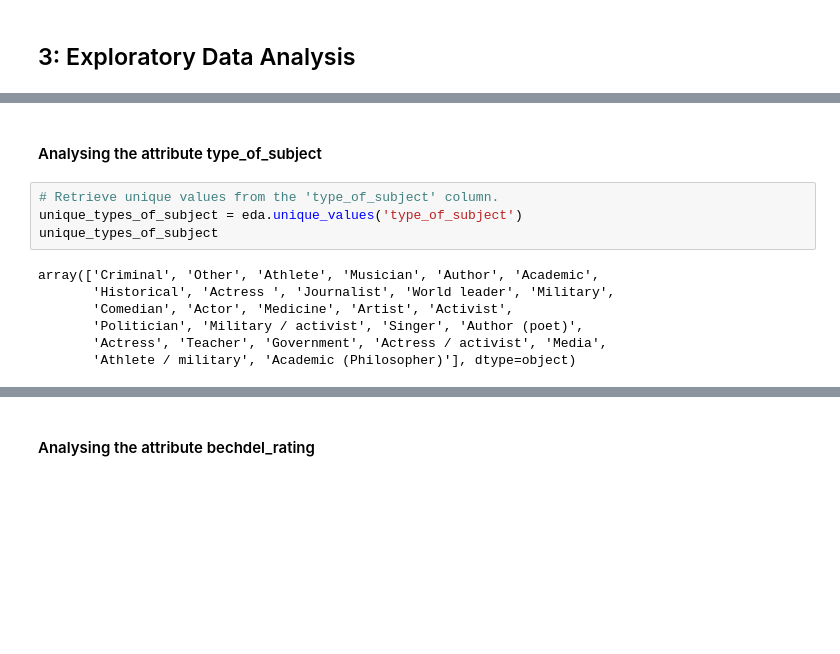
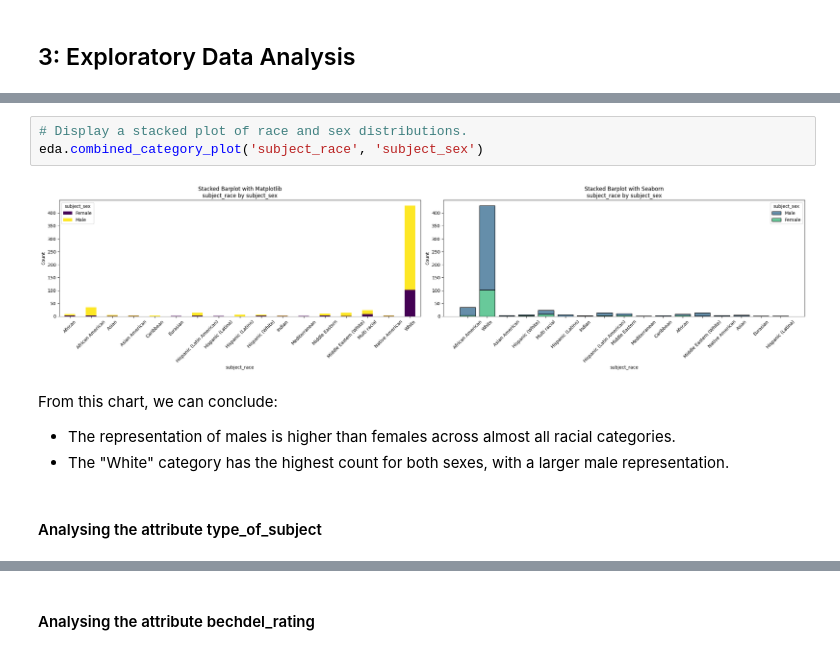
Before and after one commit to qdou14/Biopic_analysis_project_4, a Jupyter notebook: biogic_analysis.ipynb, the cells around one changed output, grey strips where cells are left out. Cells and saved outputs as stored; diff of their text form; blank space fills up the shorter version.

```diff
--- a/biogic_analysis.ipynb
+++ b/biogic_analysis.ipynb
@@ -231,16 +262,15 @@ eda = EDA(df)
+# %%
+# Display a stacked plot of race and sex distributions.
+eda.combined_category_plot('subject_race', 'subject_sex')
+# %% [output]
+[figure, added]
+# %% [markdown]
+From this chart, we can conclude:
+
+* The representation of males is higher than females across almost all racial categories.
+* The "White" category has the highest count for both sexes, with a larger male representation.
 # %% [markdown]
 #### Analysing the attribute type_of_subject
-# %%
-# Retrieve unique values from the 'type_of_subject' column.
-unique_types_of_subject = eda.unique_values('type_of_subject')
-unique_types_of_subject
-# %% [output]
-array(['Criminal', 'Other', 'Athlete', 'Musician', 'Author', 'Academic',
-       'Historical', 'Actress ', 'Journalist', 'World leader', 'Military',
-       'Comedian', 'Actor', 'Medicine', 'Artist', 'Activist',
-       'Politician', 'Military / activist', 'Singer', 'Author (poet)',
-       'Actress', 'Teacher', 'Government', 'Actress / activist', 'Media',
-       'Athlete / military', 'Academic (Philosopher)'], dtype=object)
 # %%
 # Get the count of unique values in the 'type_of_subject' column.
 country_types_of_subject = eda.unique_value_counts('type_of_subject')
```
Also changed, not shown: parts of 63 cells of this notebook, 6 other files.
